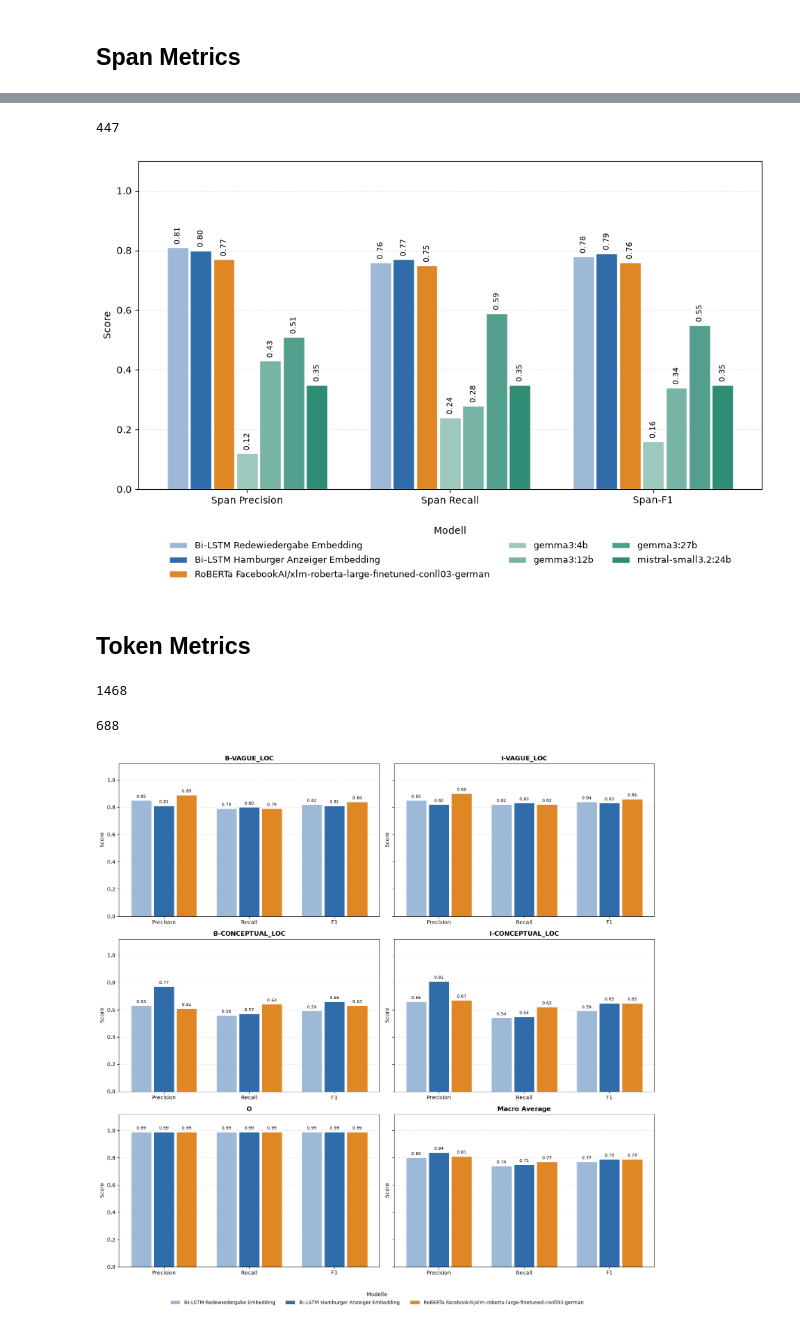
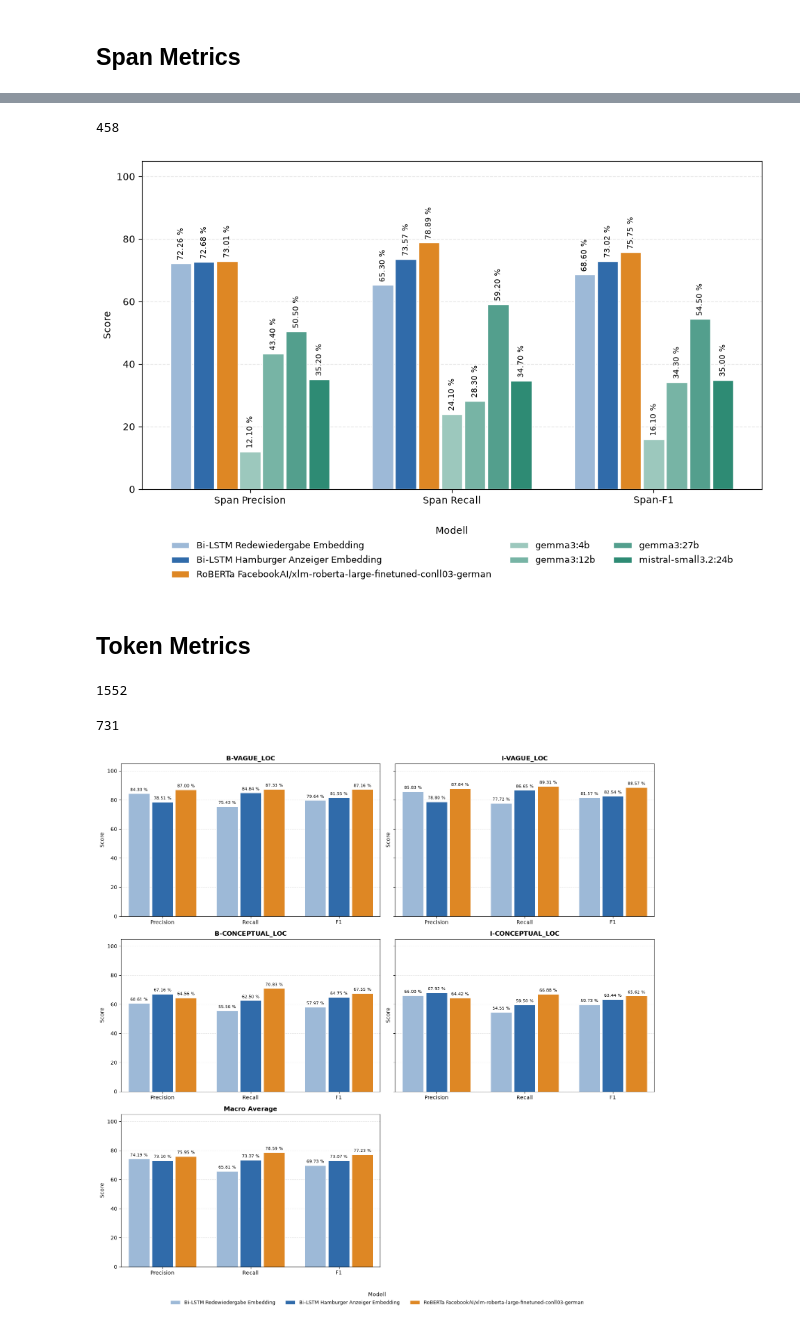
Before and after one commit to kapi1012/spatial_extraction_fairytales, a Jupyter notebook: evaluation/plotting.ipynb, the cells around one changed output, grey strips where cells are left out. Drawn from its saved outputs; the diff is of its cells as text; code cells hidden in the pictures.

Commit message:
final token & spans metric plot

```diff
--- a/evaluation/plotting.ipynb
+++ b/evaluation/plotting.ipynb
@@ -153,9 +153,9 @@ for file_path in sorted(ollama_test_path.glob("test_result*.json")):
 
     records.append({
         "model": data.get("model"),
-        "span_precision": round(float(data.get("span_precision", 0)), 2),
-        "span_recall": round(float(data.get("span_recall", 0)), 2),
-        "span_f1": round(float(data.get("span_f1", 0)), 2),
+        "span_precision": round(float(data.get("span_precision", 0)), 4),
+        "span_recall": round(float(data.get("span_recall", 0)), 4),
+        "span_f1": round(float(data.get("span_f1", 0)), 4),
     })
 
 out_path = Path("../evaluation/ollama_span_metrics.json")
@@ -164,7 +164,7 @@ out_path.write_text(
     encoding="utf-8"
 )
 # %% [output]
-447
+458
 # %%
 JSON_FILES = [
     "bilstm_span_metrics.json",
@@ -261,7 +261,7 @@ def plot_span_metrics(results):
     )
 
     for i, (_, row) in enumerate(results.iterrows()):
-        values = [row[m] for m in METRICS]
+        values = [row[m] *100 for m in METRICS]
 
         bars = ax.bar(
             x + offsets[i],
@@ -275,7 +275,7 @@ def plot_span_metrics(results):
         # Werte über den Balken anzeigen
         for bar, value in zip(bars, values):
             ax.annotate(
-                f"{value:.2f}",
+                f"{value:.2f} %",
                 (bar.get_x() + bar.get_width() / 2,
                  bar.get_height()),
                 xytext=(0, 3),
@@ -289,7 +289,7 @@ def plot_span_metrics(results):
     ax.set_xticks(x)
     ax.set_xticklabels(METRICS)
     ax.set_ylabel("Score")
-    ax.set_ylim(0, 1.1)
+    ax.set_ylim(0, 105)
     ax.grid(axis="y", linestyle="--", alpha=0.3)
     ax.set_axisbelow(True)
 
@@ -312,7 +312,7 @@ results = load_all_files(JSON_FILES)
 
 plot_span_metrics(results)
 # %% [output]
-[figure, old version]
+[figure, new version]
 # %% [markdown]
 ## Token Metrics
 # %%
@@ -329,9 +329,9 @@ for csv_path, model_name in bilstm_tests:
             continue
 
         token_metrics[label] = {
-            "precision": round(float(metrics["precision"]), 2),
-            "recall": round(float(metrics["recall"]), 2),
-            "f1-score": round(float(metrics["f1-score"]), 2),
+            "precision": round(float(metrics["precision"]), 4),
+            "recall": round(float(metrics["recall"]), 4),
+            "f1-score": round(float(metrics["f1-score"]), 4),
         }
 
     combined.append({
@@ -345,7 +345,7 @@ out_path.write_text(
     encoding="utf-8"
 )
 # %% [output]
-1468
+1552
 # %%
 token_metrics = roberta_test["test_results"]["token_metrics"]
 label_metrics = {
@@ -359,9 +359,9 @@ for label, metrics in sorted(token_metrics.items()):
         continue  # nur echte Labels, keine Aggregatswerte
 
     label_metrics["token_metrics"][label] = {
-        "precision": round(float(metrics["precision"]), 2),
-        "recall": round(float(metrics["recall"]), 2),
-        "f1-score": round(float(metrics["f1-score"]), 2),
+        "precision": round(float(metrics["precision"]), 4),
+        "recall": round(float(metrics["recall"]), 4),
+        "f1-score": round(float(metrics["f1-score"]), 4),
     }
 
 out_path = Path("../evaluation/roberta_token_metrics.json")
@@ -369,7 +369,7 @@ out_path.write_text(
     json.dumps(label_metrics, ensure_ascii=False, indent=2),
     encoding="utf-8")
 # %% [output]
-688
+731
 # %%
 JSON_TOKEN_FILES = [
     "bilstm_token_metrics.json",
@@ -381,7 +381,6 @@ LABELS = [
     "I-FUZZY_LOC",
     "B-METAPHORIC_LOC",
     "I-METAPHORIC_LOC",
-    "O",
     "macro avg"
 ]
 
@@ -390,7 +389,6 @@ LABEL_DISPLAY = {
     "I-FUZZY_LOC": "I-VAGUE_LOC",
     "B-METAPHORIC_LOC": "B-CONCEPTUAL_LOC",
     "I-METAPHORIC_LOC": "I-CONCEPTUAL_LOC",
-    "O": "O",
     "macro avg": "Macro Average",
 }
 
@@ -495,7 +493,7 @@ def plot_label_metrics(models, labels):
                 continue
 
             values = [
-                label_data.get(metric, np.nan)
+                label_data.get(metric, np.nan) * 100
                 for metric in METRICS
             ]
 
@@ -518,7 +516,7 @@ def plot_label_metrics(models, labels):
             for bar, value in zip(bars, values):
                 if np.isfinite(value):
                     ax.annotate(
-                        f"{value:.2f}",
+                        f"{value:.2f} %",
                         (
                             bar.get_x() + bar.get_width() / 2,
                             bar.get_height(),
@@ -534,33 +532,42 @@ def plot_label_metrics(models, labels):
         ax.set_title(LABEL_DISPLAY.get(label, label), fontsize=12, fontweight="bold")
         ax.set_xticks(x)
         ax.set_xticklabels(METRIC_LABELS)
-        ax.set_ylim(0, 1.12)
+        ax.margins(x=0.03)
+        ax.set_ylim(0, 105)
         ax.set_ylabel("Score")
         ax.grid(axis="y", linestyle="--", alpha=0.3)
         ax.set_axisbelow(True)
 
     # Leeres sechstes Feld entfernen
     for ax in axes[len(labels):]:
         ax.set_visible(False)
 
     # Eine gemeinsame Legende für alle fünf Diagramme
     handles, legend_labels = axes[0].get_legend_handles_labels()
 
     fig.legend(
         handles,
         legend_labels,
-        title="Modelle",
+        title="Modell",
         loc="lower center",
         bbox_to_anchor=(0.5, -0.05),
         ncol=min(n_models, 3),
         fontsize=9.5,
         frameon=False,
     )
 
+    fig.subplots_adjust(
+        left=0.04,
+        right=0.98,
+        top=0.92,
+        bottom=0.08,
+        wspace=0.12,
+        hspace=0.35
+    )
 
     plt.tight_layout(rect=[0, 0, 1, 0.94])
     plt.show()
 
 plot_label_metrics(models, LABELS)
 # %% [output]
-[figure, old version]
+[figure, new version]
```
Also changed, not shown: parts of 2 cells of this notebook.
